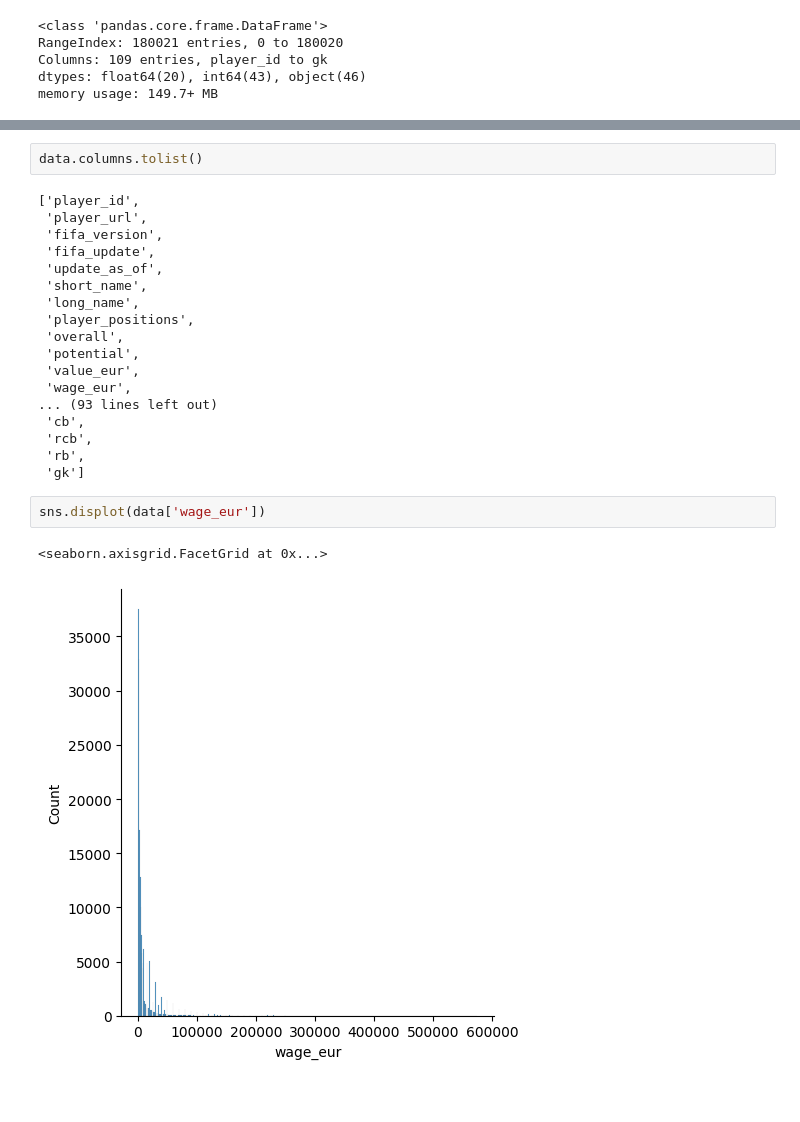
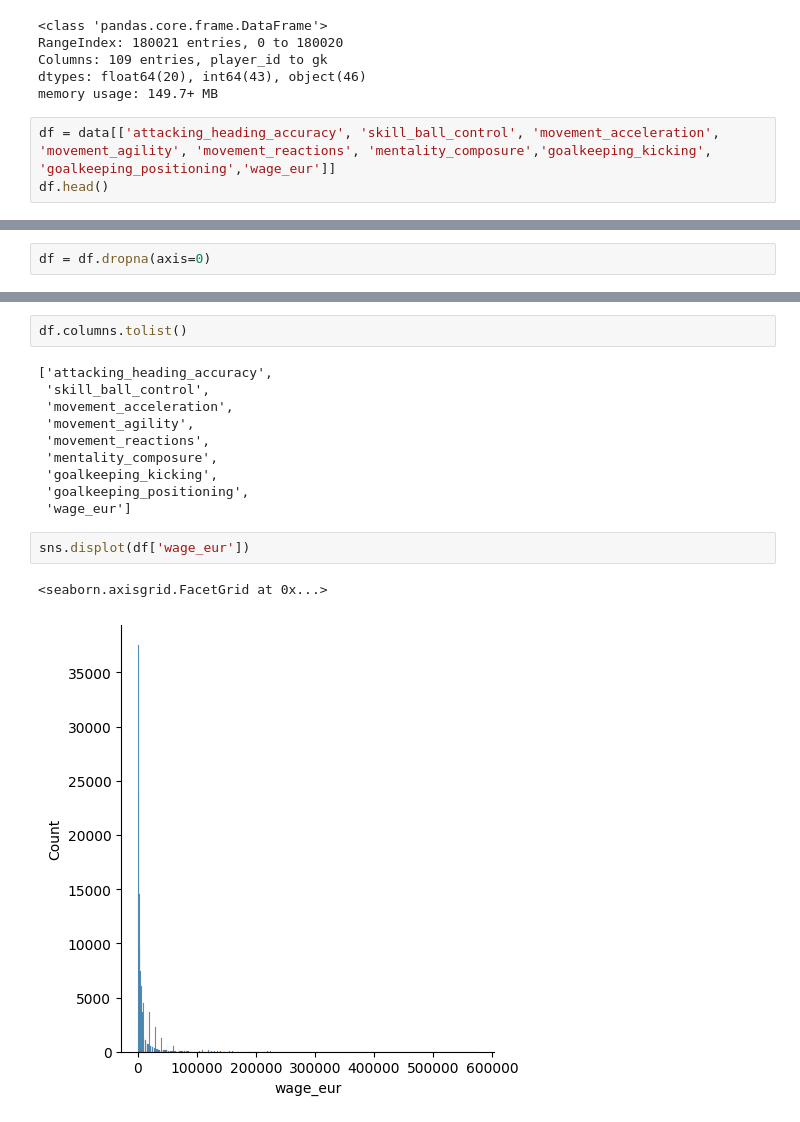
Before and after one commit to emdad-i/Fifa-2024-Linear-Regression-API, a Jupyter notebook: Model_Explore.ipynb, the cells around one changed output, grey strips where cells are left out. Cells and saved outputs as stored; diff of their text form.

```diff
--- a/Model_Explore.ipynb
+++ b/Model_Explore.ipynb
@@ -14,3 +14,6 @@ RangeIndex: 180021 entries, 0 to 180020
 Columns: 109 entries, player_id to gk
 dtypes: float64(20), int64(43), object(46)
 memory usage: 149.7+ MB
+# %%
+df = data[['attacking_heading_accuracy', 'skill_ball_control', 'movement_acceleration', 'movement_agility', 'movement_reactions', 'mentality_composure','goalkeeping_kicking', 'goalkeeping_positioning','wage_eur']]
+df.head()
@@ -17 +27,3 @@ memory usage: 149.7+ MB
+# %%
+df = df.dropna(axis=0)
 # %%
@@ -30,25 +41,17 @@ data.describe()
 # %%
-data.columns.tolist()
+df.columns.tolist()
 # %% [output]
-['player_id',
- 'player_url',
- 'fifa_version',
- 'fifa_update',
- 'update_as_of',
- 'short_name',
- 'long_name',
- 'player_positions',
- 'overall',
- 'potential',
- 'value_eur',
- 'wage_eur',
-... (93 lines left out)
- 'cb',
- 'rcb',
- 'rb',
- 'gk']
+['attacking_heading_accuracy',
+ 'skill_ball_control',
+ 'movement_acceleration',
+ 'movement_agility',
+ 'movement_reactions',
+ 'mentality_composure',
+ 'goalkeeping_kicking',
+ 'goalkeeping_positioning',
+ 'wage_eur']
 # %%
-sns.displot(data['wage_eur'])
+sns.displot(df['wage_eur'])
 # %% [output]
 <seaborn.axisgrid.FacetGrid at 0x...>
-[figure, old version]
+[figure, new version]
```
Also changed, not shown: parts of 17 cells of this notebook.
